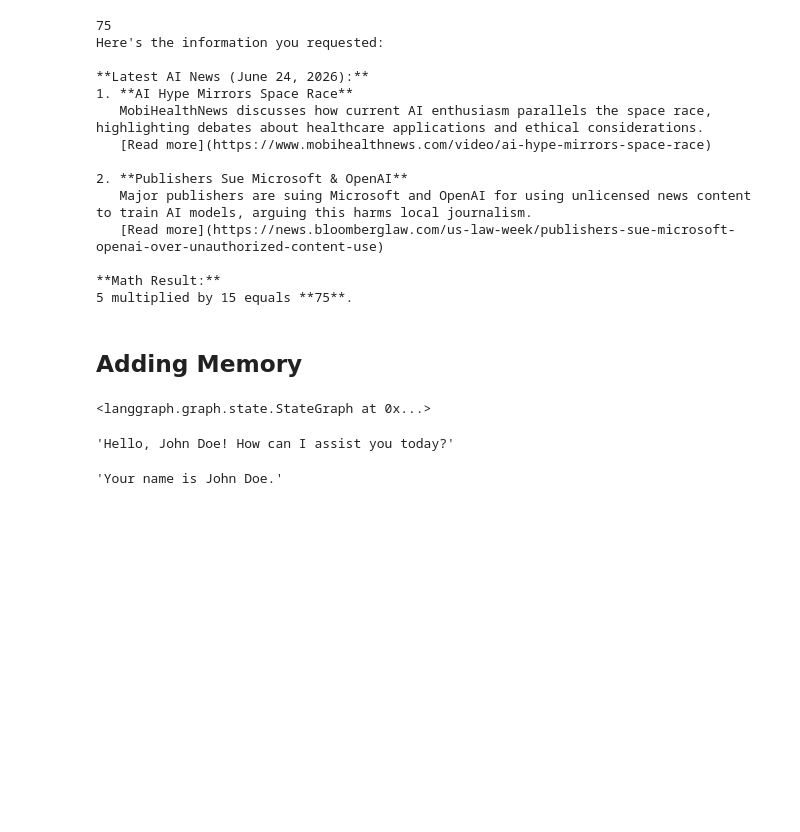
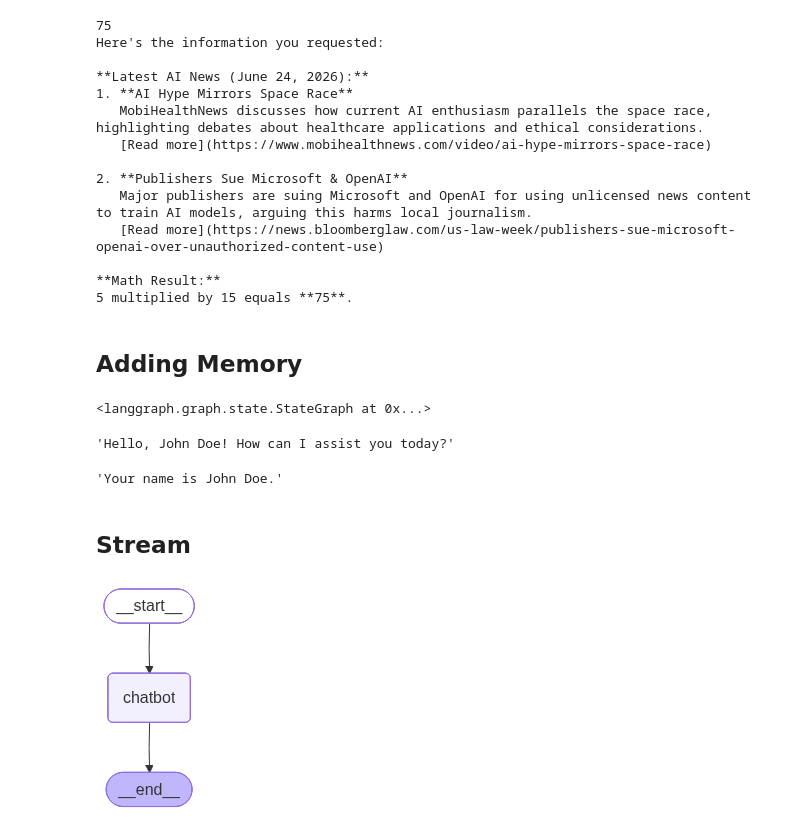
Before and after one commit to KamranRizvi265/krish_naik_langgraph, a Jupyter notebook: 1-BasicChatbot/1-basicchatbot.ipynb, the cells around one changed output. Cells and saved outputs as stored; diff of their text form; code cells hidden in the pictures; blank space fills up the shorter version.

Commit message:
Learn Streaming

```diff
--- a/1-BasicChatbot/1-basicchatbot.ipynb
+++ b/1-BasicChatbot/1-basicchatbot.ipynb
@@ -378,3 +378,52 @@ response = graph.invoke({"messages":"What is my name?"},config=config)
 response['messages'][-1].content
 # %% [output]
 'Your name is John Doe.'
+# %% [markdown]
+## Stream
+# %%
+# StateGraph
+from typing import Annotated
+from typing_extensions import TypedDict
+from langgraph.graph import StateGraph, END, START
+from langgraph.graph.message import add_messages
+from langgraph.checkpoint.memory import MemorySaver
+
+class State(TypedDict):
+    # Messages have the type "list". The add_messages function
+    # in the annotation defines how this state key should be updated
+    # (in this case, it appends messages to the list, rather than overwriting them)
+
+    messages: Annotated[list,add_messages]
+# %%
+# Node Definition
+
+def chatbot(state:State):
+    return {"messages":[llm.invoke(state["messages"])]}
+# %%
+graph_builder = StateGraph(State)
+
+memory = MemorySaver()
+config = {"configurable":{"thread_id":"3"}}
+
+# Adding a Node
+graph_builder.add_node("chatbot",chatbot)
+
+# Adding edge
+graph_builder.add_edge(START,"chatbot")
+graph_builder.add_edge("chatbot",END)
+
+# Compile
+graph = graph_builder.compile(
+    checkpointer=memory
+)
+
+# Visualization
+
+from IPython.display import Image, display
+
+try:
+    display(Image(graph.get_graph().draw_mermaid_png()))
+except Exception:
+    pass
+# %% [output]
+[figure, added]
```
Also changed, not shown: parts of 4 cells of this notebook.
